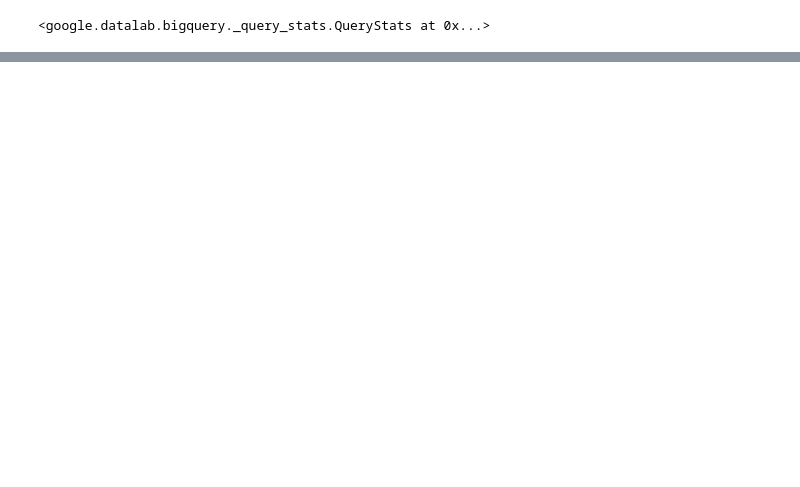
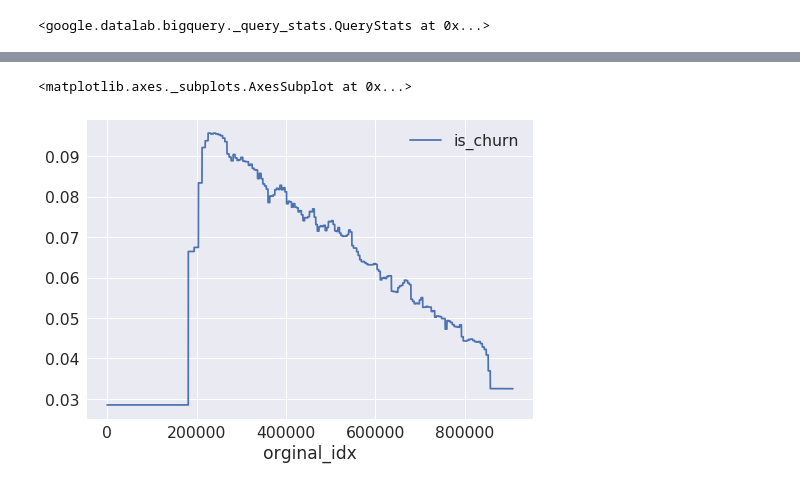
Before and after one commit to YLTsai0609/Kaggle-kkbox-churn-prediction-top5-percentage, a Jupyter notebook: Analysis.ipynb, the cells around one changed output, grey strips where cells are left out. Saved outputs shown, nothing was run; the diff lists cells and outputs as text; code cells hidden in the pictures; blank space fills up the shorter version.

```diff
--- a/Analysis.ipynb
+++ b/Analysis.ipynb
@@ -347,0 +521,2 @@ df_train = pd.merge(df_ft_day_listen, df_ft_satis, how='left',on=['msno'])
+# %%
+df_train, df_sub = df_data[:len(df_train)], df_data[len(df_train):]
@@ -347,0 +538,29 @@ df_train = pd.merge(df_ft_day_listen, df_ft_satis, how='left',on=['msno'])
+# %%
+day_lis = ['msno','day_listen_level','is_churn']
+day_lis_2 = ['msno','day_listen','is_churn']
+# %%
+def model_training_rf(training_data,testing_data):
+  # splits train and validation set
+  X = training_data.drop(labels=['msno','is_churn'],axis=1)
+  Y = training_data['is_churn']
+  X_train, X_val, Y_train, Y_val = train_test_split(X, Y, test_size=0.2,random_state = 2)
+  # Training 01:45s
+  model = RandomForestClassifier(random_state=2,n_estimators=300,
+                           min_samples_split=0.05,n_jobs=-1,class_weight={0 :0.45,1 :0.55})
+  model.fit(X_train,Y_train)
+
+  # caculating E_val
+
+  model_probs = model.predict_proba(X_val)
+    # [:,1] to show the prob to is_churn = 1
+  model_val_score = log_loss(Y_val,model_probs[:,1])
+
+  # predict on testing set
+  model_pred_testing_set = model.predict_proba(testing_data.drop(labels=['msno','is_churn'],axis=1))
+  model_pred_testing_set = model_pred_testing_set[:,1] # take out the prob if is_churn = 1
+  submission = pd.DataFrame({"msno": testing_data.msno})
+  submission.insert(1,column='is_churn',value=model_pred_testing_set)
+
+  return model, model_val_score, submission
+# %%
+six_month_model, val_score,six_month_pred = model_training_rf(df_train[day_lis_2],df_sub[day_lis_2])
@@ -347,0 +591,8 @@ df_train = pd.merge(df_ft_day_listen, df_ft_satis, how='left',on=['msno'])
+# %%
+# wwithout bins
+six_month_pred_plotting = six_month_pred
+six_month_pred_plotting['orginal_idx'] = six_month_pred_plotting.index
+six_month_pred_plotting.plot(kind='line',x='orginal_idx',y='is_churn')
+# %% [output]
+<matplotlib.axes._subplots.AxesSubplot at 0x...>
+[figure, added]
```
Also changed, not shown: parts of 42 cells of this notebook.
